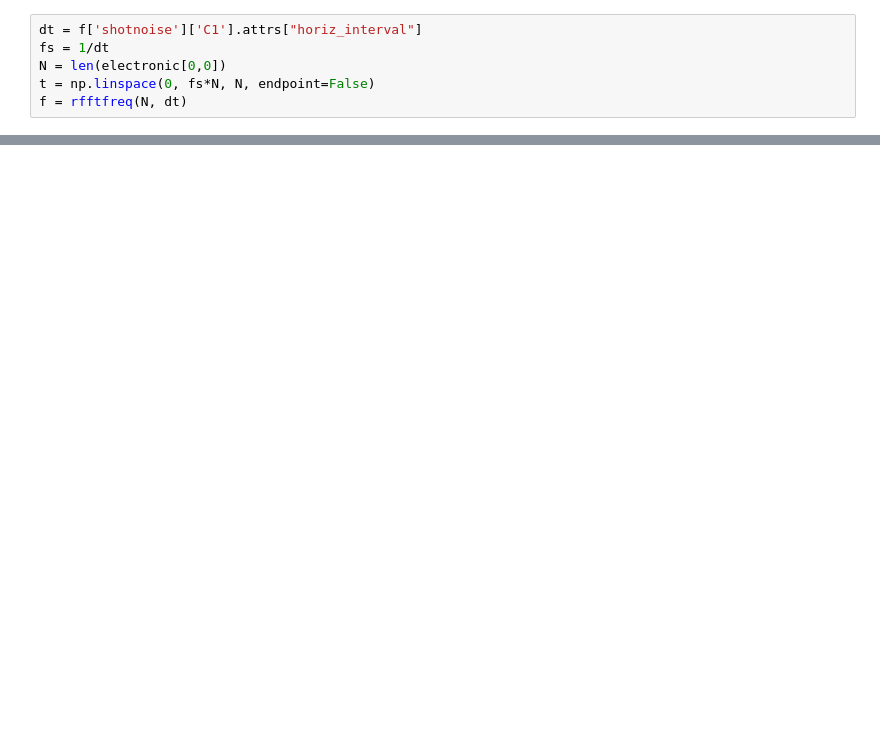
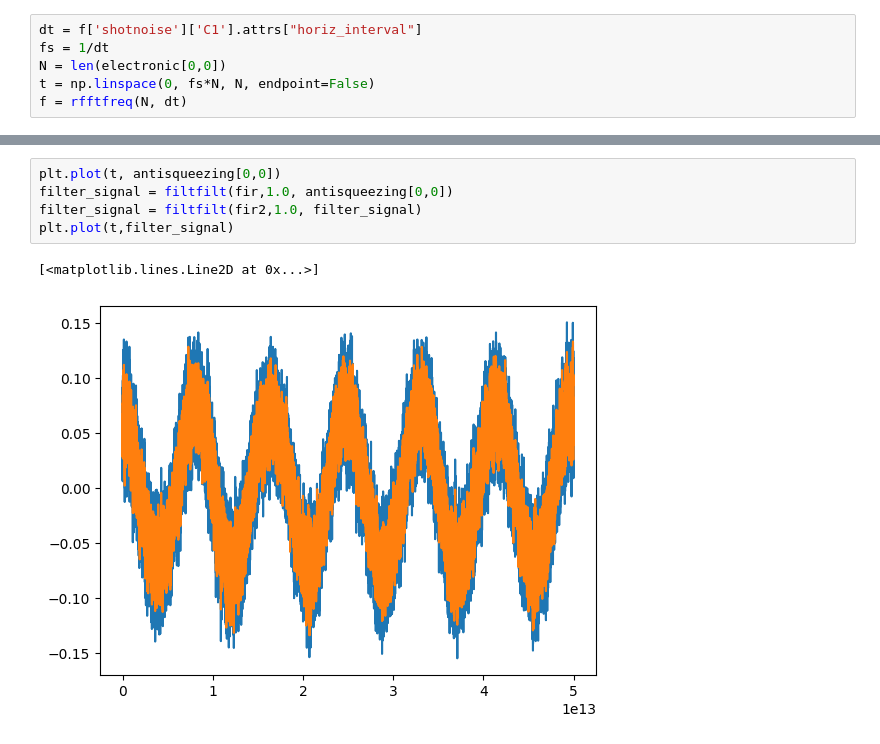
Before and after one commit to RomainBrunel/Data-analysis-and-processing, a Jupyter notebook: data_treatment.ipynb, the cells around one changed output, grey strips where cells are left out. Cells and saved outputs as stored; diff of their text form; blank space fills up the shorter version.

```diff
--- a/data_treatment.ipynb
+++ b/data_treatment.ipynb
@@ -40,0 +52,8 @@ plt.plot(filtered_electronics_lfilter = lfilter(b, a, electronic))
+# %%
+plt.plot(t, antisqueezing[0,0])
+filter_signal = filtfilt(fir,1.0, antisqueezing[0,0])
+filter_signal = filtfilt(fir2,1.0, filter_signal)
+plt.plot(t,filter_signal)
+# %% [output]
+[<matplotlib.lines.Line2D at 0x...>]
+[figure, added]
```
Also changed, not shown: parts of 9 cells of this notebook.
